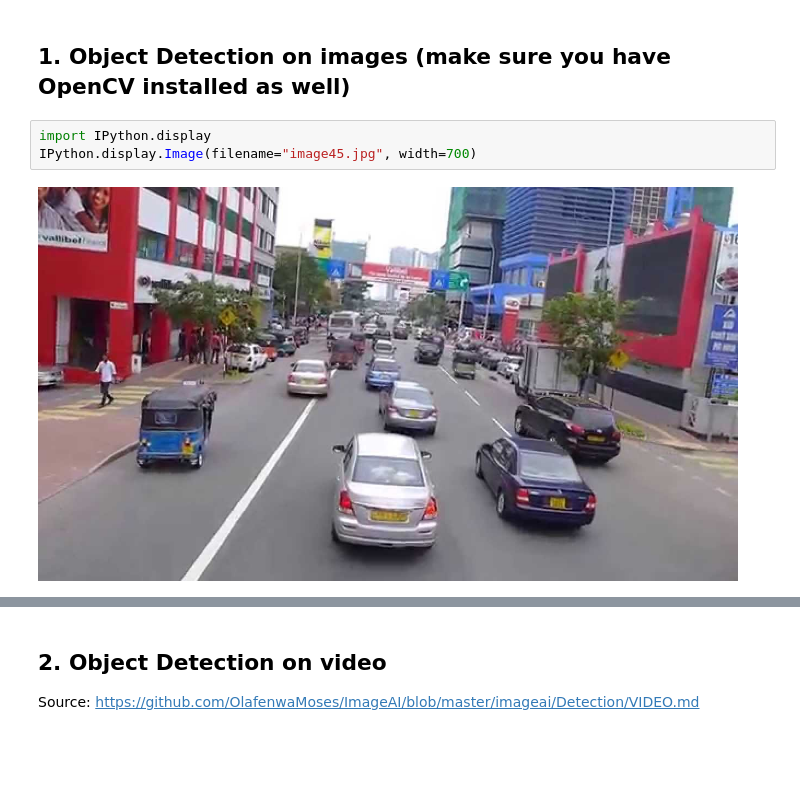
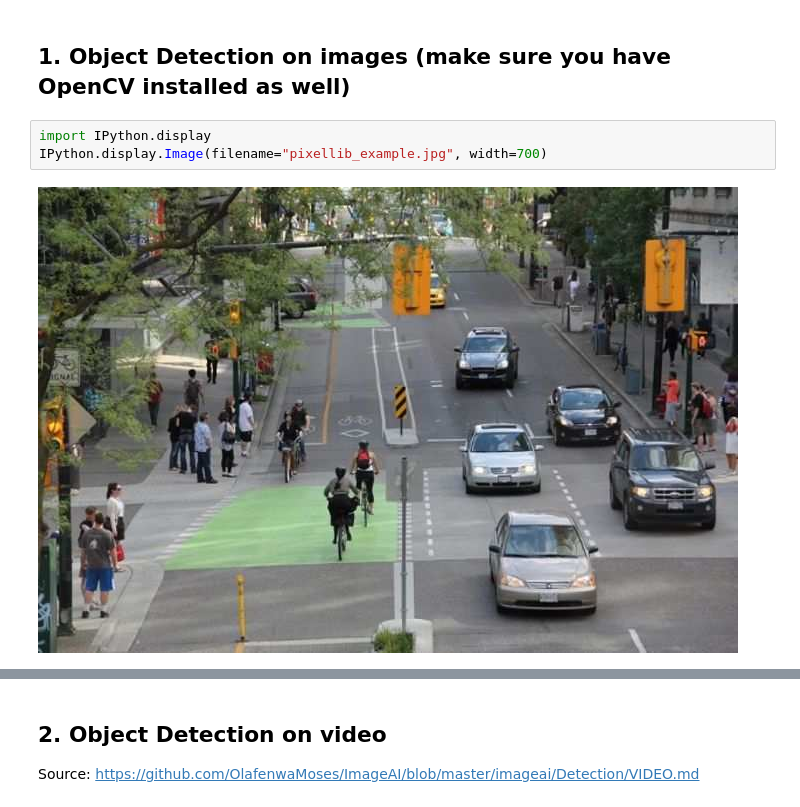
Before and after one commit to MichielBbal/Notebooks, a Jupyter notebook: 3.13 ImageAI.ipynb, the cells around one changed output, grey strips where cells are left out. Saved outputs shown, nothing was run; the diff lists cells and outputs as text; blank space fills up the shorter version.

```diff
--- a/3.13 ImageAI.ipynb
+++ b/3.13 ImageAI.ipynb
@@ -19,9 +47,9 @@
 ## 1. Object Detection on images (make sure you have OpenCV installed as well)
 # %%
 import IPython.display
-IPython.display.Image(filename="image45.jpg", width=700)
+IPython.display.Image(filename="pixellib_example.jpg", width=700)
 # %% [output]
-[figure, old version]
+[figure, new version]
 # %%
 from imageai.Detection import ObjectDetection
 
```
Also changed, not shown: parts of 11 cells of this notebook, 36 other files.
